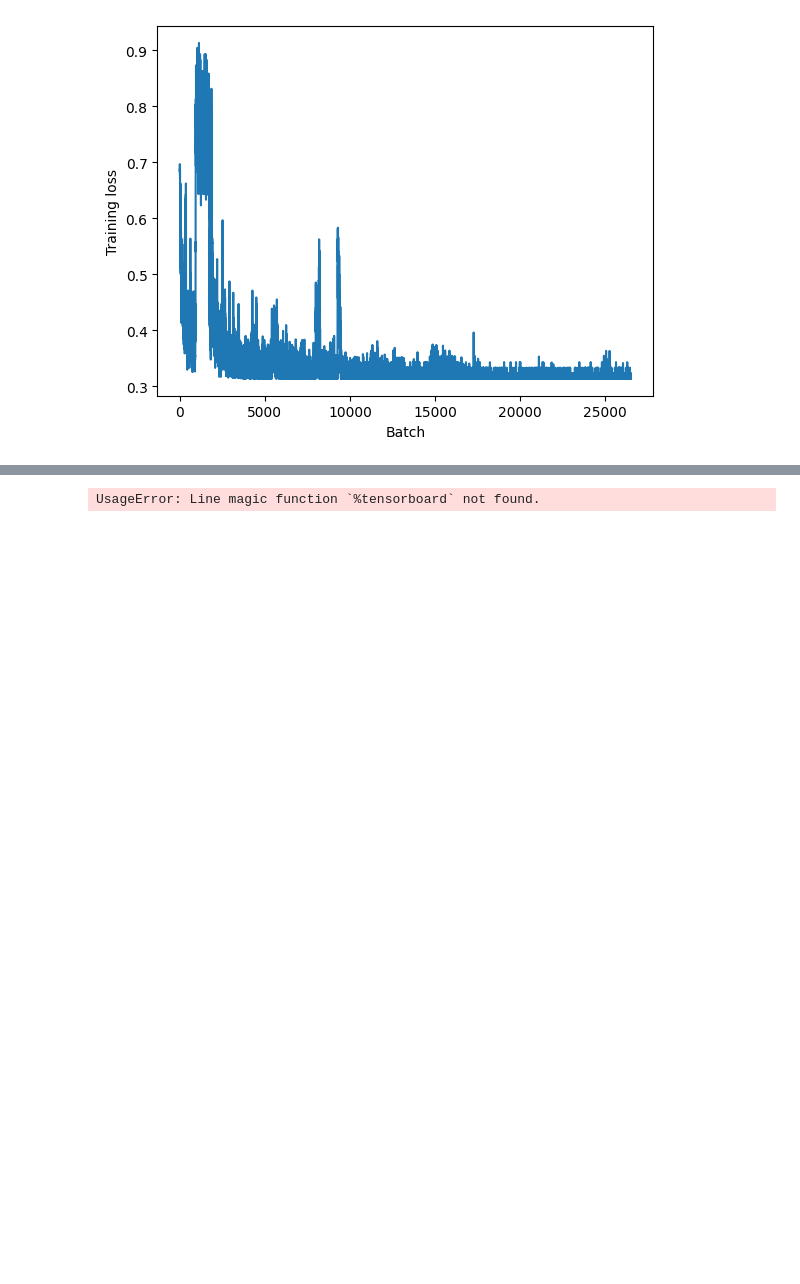
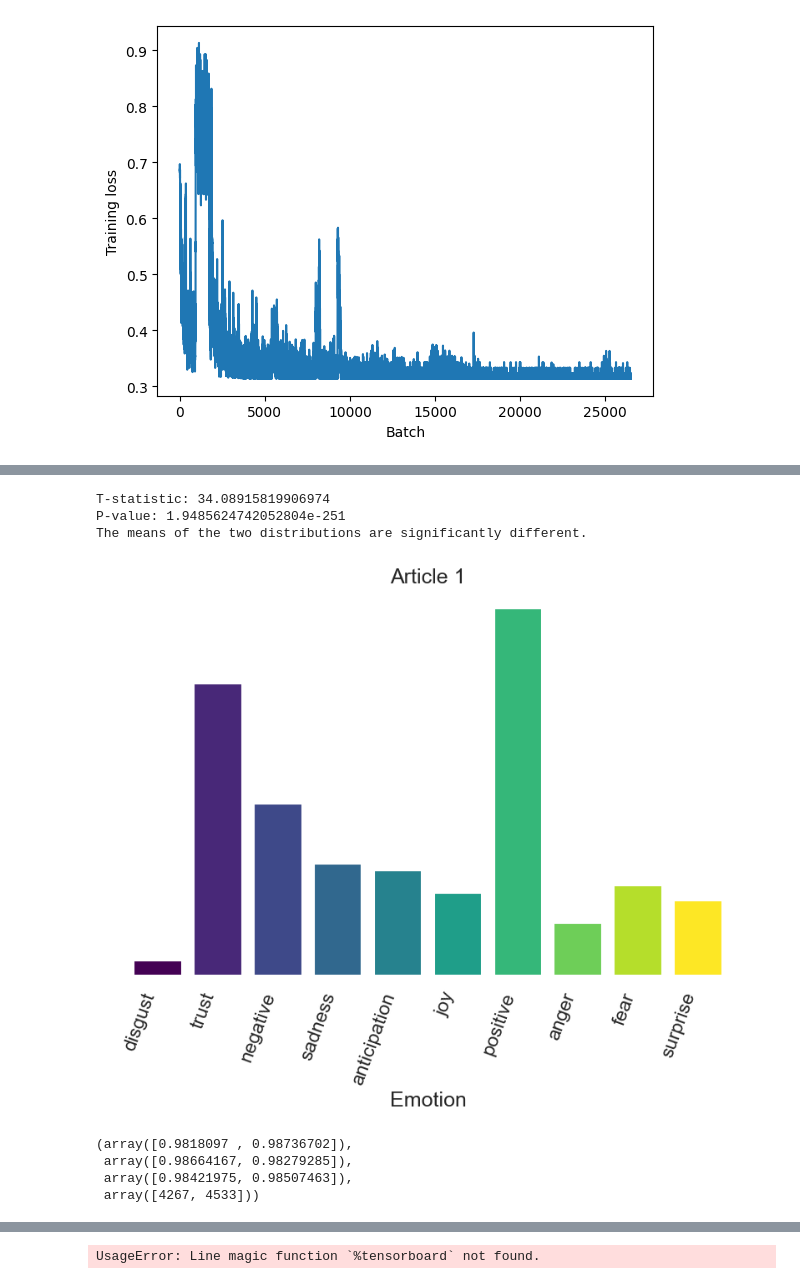
Before and after one commit to AdamLoydHarris/NLP_fake-news, a Jupyter notebook: Code/recurrent_network.ipynb, the cells around one changed output, grey strips where cells are left out. Cells and saved outputs as stored; diff of their text form; code cells hidden in the pictures; blank space fills up the shorter version.

```diff
--- a/Code/recurrent_network.ipynb
+++ b/Code/recurrent_network.ipynb
@@ -458,0 +547,48 @@ sns.despine()
+# %%
+import scipy.stats as stats
+t_stat, p_value = stats.ttest_ind(norms1, norms2)
+
+# Step 3: Interpret the results
+print(f"T-statistic: {t_stat}")
+print(f"P-value: {p_value}")
+
+if p_value < 0.05:
+    print("The means of the two distributions are significantly different.")
+else:
+    print("The means of the two distributions are not significantly different.")
+# %% [output]
+T-statistic: 34.08915819906974
+P-value: 1.9485624742052804e-251
+The means of the two distributions are significantly different.
+# %%
+data = emo  # Example data, replace with your actual data
+
+# Select the row to visualize
+row_index = 0  # Change this to select a different row
+row_data = data[row_index]
+colors = plt.cm.viridis(np.linspace(0, 1, len(row_data)))
+# Plotting the data
+plt.figure(figsize=(10, 6))
+plt.bar(range(1, 11), row_data, color=colors)  # Bar plot for the selected row data
+plt.xlabel('Emotion')
+# plt.title(f'Feature Values for Row {row_index}')
+plt.grid(False)  # Remove grid lines
+plt.title('Article 1')
+plt.yticks([])  # Remove y-axis ticks
+plt.box(False)  # Remove the frame around the plot
+
+plt.xticks(range(1,len(emotion_labels)+1), emotion_labels, rotation=70, ha='right')
+plt.grid(axis='y')  # Optional: Add grid lines for the y-axis
+
+plt.show()
+# %% [output]
+[figure, added]
+# %%
+from sklearn.metrics import precision_recall_fscore_support
+
+precision_recall_fscore_support(all_labels, all_preds)
+# %% [output]
+(array([0.9818097 , 0.98736702]),
+ array([0.98664167, 0.98279285]),
+ array([0.98421975, 0.98507463]),
+ array([4267, 4533]))
```
Also changed, not shown: parts of 8 cells of this notebook, 3 other files.
